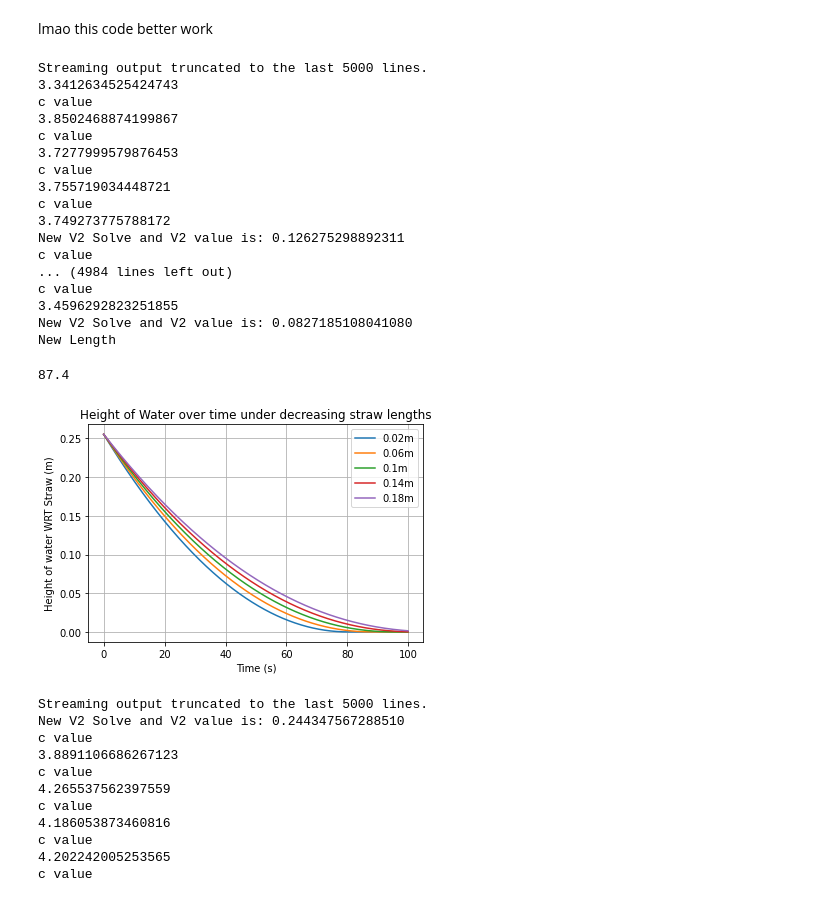
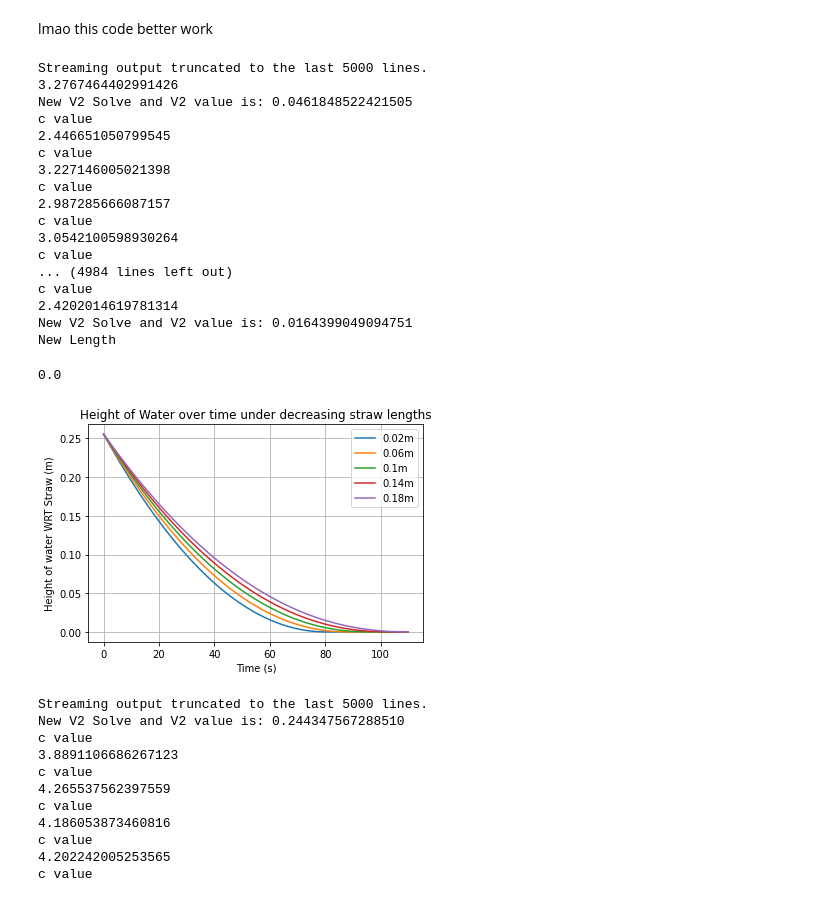
Before and after one commit to jimtzhou/303_351_joint, a Jupyter notebook: ME_303_Project_1_Part_2_with_Results.ipynb, the cells around one changed output. Drawn from its saved outputs; the diff is of its cells as text; code cells hidden in the pictures.

```diff
--- a/ME_303_Project_1_Part_2_with_Results.ipynb
+++ b/ME_303_Project_1_Part_2_with_Results.ipynb
@@ -53,8 +55,8 @@ def lambda_solve (Re, c_guess,locker): #Calculates the lambda function based on
     #print ("Turbulent")
 
 
-  print('c value')
-  print(c)
+  #print('c value')
+  #print(c)
   return c, locker
 
 def lambda_iteration (v2, c_guess, locker): # Iterates lambda_solve until c is within tolerance
@@ -84,7 +86,7 @@ def h_prime(z, v2_guess, c_guess, L, locker):
     v2_guess = v2_new
     c = lambda_iteration(v2_guess, c_guess, locker)
     v2_new = v2_solve(z, c, L)
-    print ("New V2 Solve and V2 value is:", v2_new )
+    #print ("New V2 Solve and V2 value is:", v2_new )
 
   #print('new V2 Iteration')
 
@@ -100,7 +102,7 @@ def RK4(z, dt, v2_guess, c_guess, L, locker):
 
 # Main code
 delta_t = 0.1
-time_range = 100
+time_range = 110
 iterations = int(time_range/delta_t)
 time = np.arange (0.0, time_range, delta_t)
 #v2_guess = 5.0
@@ -129,42 +131,42 @@ for k in range(5):
   print ("New Length")
 # %% [output]
 Streaming output truncated to the last 5000 lines.
-3.3412634525424743
+3.2767464402991426
+New V2 Solve and V2 value is: 0.0461848522421505
 c value
-3.8502468874199867
+2.446651050799545
 c value
-3.7277999579876453
+3.227146005021398
 c value
-3.755719034448721
+2.987285666087157
 c value
-3.749273775788172
-New V2 Solve and V2 value is: 0.126275298892311
+3.0542100598930264
 c value
 ... (4984 lines left out)
 c value
-3.4596292823251855
-New V2 Solve and V2 value is: 0.0827185108041080
+2.4202014619781314
+New V2 Solve and V2 value is: 0.0164399049094751
 New Length
 # %%
 plt.plot(time, H[:,1,0])
 plt.plot(time, H[:,1,1])
 plt.plot(time, H[:,1,2])
 plt.plot(time, H[:,1,3])
 plt.plot(time, H[:,1,4])
 plt.legend(['0.02m', '0.06m', '0.1m', '0.14m', '0.18m'], loc = 'upper right')
 #plt.legend(h)
 plt.title("Height of Water over time under decreasing straw lengths")
 plt.xlabel("Time (s)")
 plt.grid(True)
 plt.ylabel("Height of water WRT Straw (m)")
 #plt.yticks(np.arange(0, 0.1, 0.001))
 for i in range (iterations):
-  if H[i,1,2] < 1.5e-3:
+  if H[i,1,4] < 3.7e-3:
     print (H[i,0,2])
     break
 # %% [output]
-87.4
+0.0
-[figure, old version]
+[figure, new version]
 # %%
 # Main code
 delta_t = [10,1,0.1,0.01]
```
Also changed, not shown: parts of 1 cell of this notebook.
